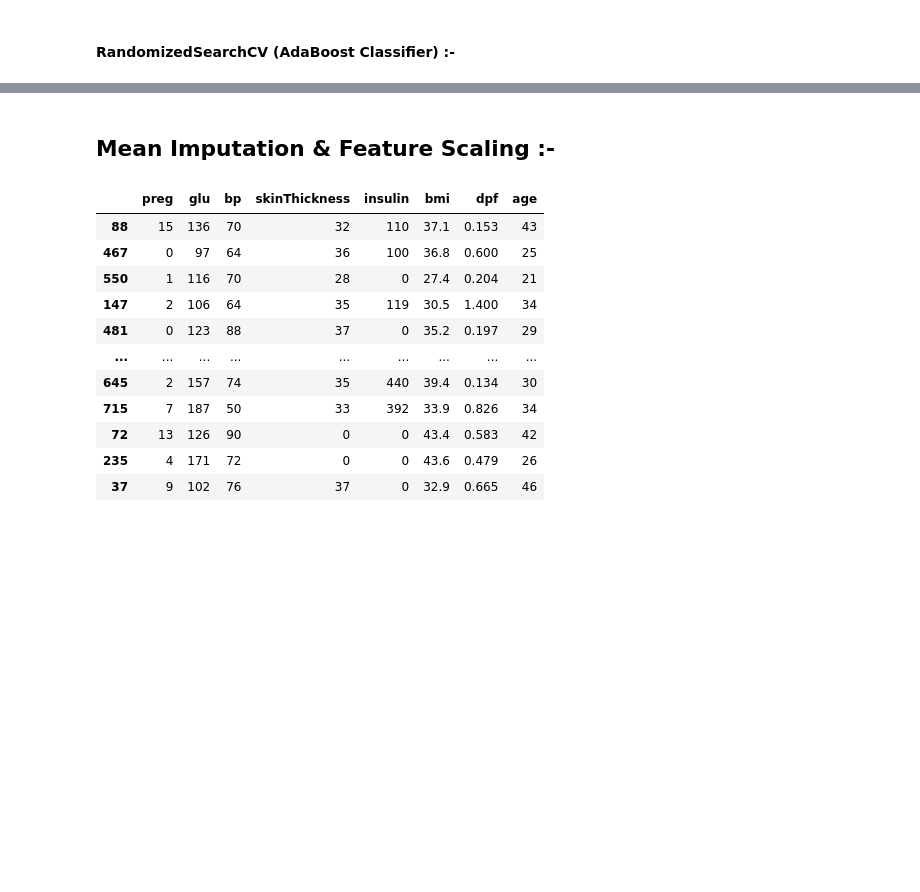
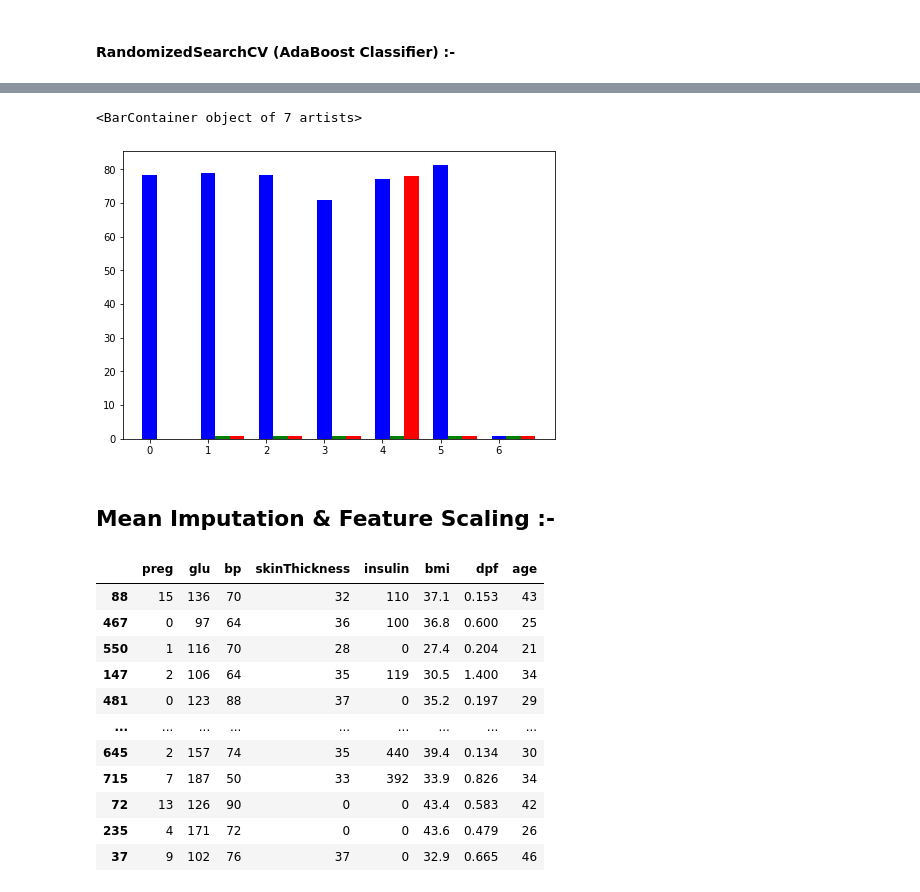
Before and after one commit to Patel27-S/Diabetes-Prediction---Data-Mining, a Jupyter notebook: DiabetesPrediction.ipynb, the cells around one changed output, grey strips where cells are left out. Cells and saved outputs as stored; diff of their text form; code cells hidden in the pictures; blank space fills up the shorter version.

```diff
--- a/DiabetesPrediction.ipynb
+++ b/DiabetesPrediction.ipynb
@@ -732,9 +746,9 @@ adaboost_classifier.fit(X_train.values, y_train.values)
 
 y_pred = adaboost_classifier.predict(X_test.values)
 
-accuracy_score_ab = accuracy_score(y_test, y_pred)
+performance_ab = accuracy_score(y_test, y_pred)
 
-print(f'{accuracy_score_ab*100}% is the accuracy score using AdaboostClassifier.')
+print(f'{performance_ab*100}% is the accuracy score using AdaboostClassifier.')
 # %% [output]
 78.35497835497836% is the accuracy score using AdaboostClassifier.
 # %%
@@ -757,7 +771,7 @@ param_grid_dict = {
     'learning_rate':np.arange(1.0,10.0,1.0)
 }
 
-grid_search_cv(adaboost_classifier, param_grid_dict,
+performance_ab_grid = grid_search_cv(adaboost_classifier, param_grid_dict,
                X_train=X_train,
                y_train = y_train,
                X_test = X_test,
@@ -790,0 +788,10 @@ AdaBoostClassifier(learning_rate=2, n_estimators=80) is the Best Estimator accor
+# %%
+adaboost_classifier = AdaBoostClassifier()
+
+param_grid_dict = {
+    'n_estimators':np.arange(50,110,10),
+    'learning_rate':np.arange(1,20,1)
+}
+
+performance_ab_randomized = randomized_search_cv(adaboost_classifier, param_grid_dict, X_train,
+                    y_train=y_train, X_test=X_test, y_test=y_test)
@@ -791,3 +805,21 @@ AdaBoostClassifier(learning_rate=2, n_estimators=80) is the Best Estimator accor
+# %%
+list_of_performance = [
+    [performance_nb,performance_knn,performance_lr,performance_dt, performance_svm, performance_rf,performance_ab,],
+    [performance_nb_grid, performance_knn_grid, performance_lr_grid, performance_dt_grid,  performance_svm_grid,\
+     performance_rf_grid, performance_ab_grid],
+   [performance_nb_randomized, performance_knn_randomized, performance_lr_randomized, performance_dt_randomized, \
+    performance_svm_randomized, performance_rf_randomized, performance_ab_randomized]
+]
+# %%
+X = np.arange(7)
+fig = plt.figure()
+ax = fig.add_axes([0,0,1,1])
+ax.bar(X + 0.00, list_of_performance[0], color = 'b', width = 0.25)
+ax.bar(X + 0.25, list_of_performance[1], color = 'g', width = 0.25)
+ax.bar(X + 0.50, list_of_performance[2], color = 'r', width = 0.25)
+# %% [output]
+<BarContainer object of 7 artists>
+[figure, added]
 # %% [markdown]
 ## Mean Imputation & Feature Scaling :-
 # %%
```
Also changed, not shown: parts of 104 cells of this notebook.
